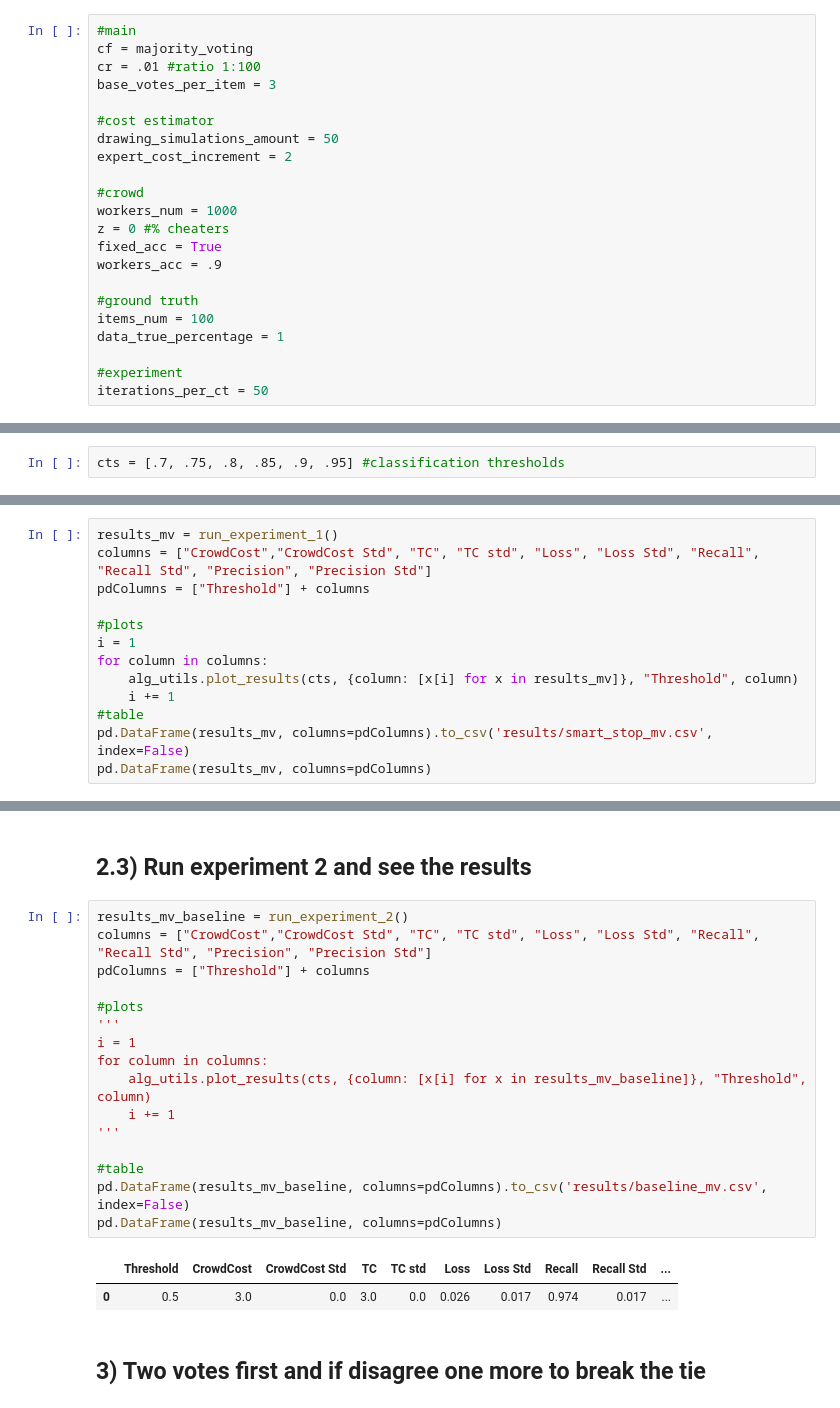
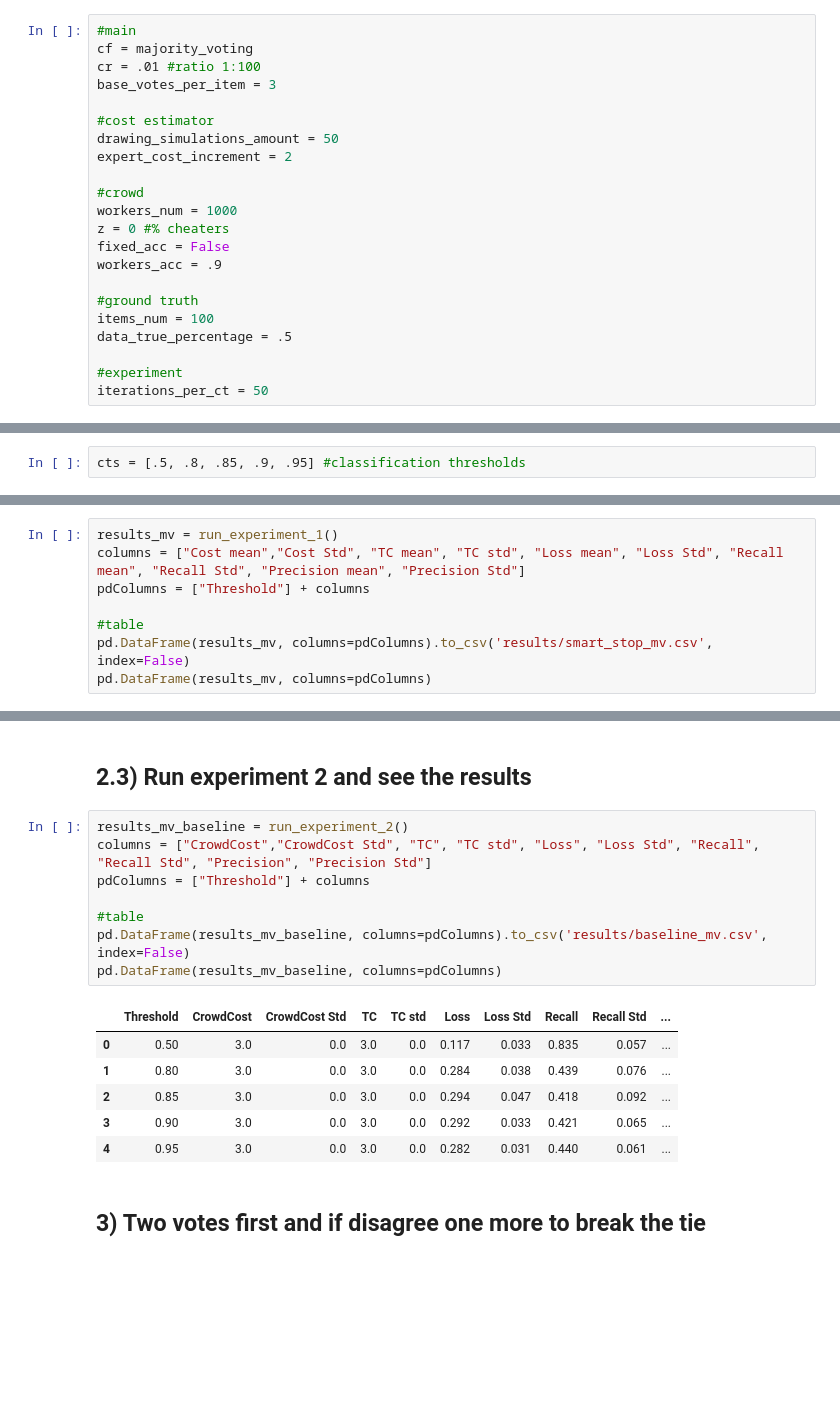
Before and after one commit to pmaglione/classification_model, a Jupyter notebook: main_algorithm_with_experiments.ipynb, the cells around one changed output, grey strips where cells are left out. Cells and saved outputs as stored; diff of their text form; blank space fills up the shorter version.

```diff
--- a/main_algorithm_with_experiments.ipynb
+++ b/main_algorithm_with_experiments.ipynb
@@ -95,12 +101,12 @@ expert_cost_increment = 2
 #crowd
 workers_num = 1000
 z = 0 #% cheaters
-fixed_acc = True
+fixed_acc = False
 workers_acc = .9
 
 #ground truth
 items_num = 100
-data_true_percentage = 1
+data_true_percentage = .5
 
 #experiment
 iterations_per_ct = 50
@@ -297,19 +303,14 @@ def run_experiment_1():
 # %% [markdown]
 ## 1.2) Set hyperparameters
 # %%
-cts = [.7, .75, .8, .85, .9, .95] #classification thresholds
+cts = [.5, .8, .85, .9, .95] #classification thresholds
 # %% [markdown]
 ## 1.3) Run experiment 1 and see the results
 # %%
 results_mv = run_experiment_1()
-columns = ["CrowdCost","CrowdCost Std", "TC", "TC std", "Loss", "Loss Std", "Recall", "Recall Std", "Precision", "Precision Std"]
+columns = ["Cost mean","Cost Std", "TC mean", "TC std", "Loss mean", "Loss Std", "Recall mean", "Recall Std", "Precision mean", "Precision Std"]
 pdColumns = ["Threshold"] + columns
 
-#plots
-i = 1
-for column in columns:
-    alg_utils.plot_results(cts, {column: [x[i] for x in results_mv]}, "Threshold", column)
-    i += 1
 #table
 pd.DataFrame(results_mv, columns=pdColumns).to_csv('results/smart_stop_mv.csv', index=False)
 pd.DataFrame(results_mv, columns=pdColumns)
@@ -433,22 +420,18 @@ cts = [.5]
 # %%
 results_mv_baseline = run_experiment_2()
 columns = ["CrowdCost","CrowdCost Std", "TC", "TC std", "Loss", "Loss Std", "Recall", "Recall Std", "Precision", "Precision Std"]
 pdColumns = ["Threshold"] + columns
 
-#plots
-'''
-i = 1
-for column in columns:
-    alg_utils.plot_results(cts, {column: [x[i] for x in results_mv_baseline]}, "Threshold", column)
-    i += 1
-'''
-
 #table
 pd.DataFrame(results_mv_baseline, columns=pdColumns).to_csv('results/baseline_mv.csv', index=False)
 pd.DataFrame(results_mv_baseline, columns=pdColumns)
 # %% [output]
 |  | Threshold | CrowdCost | CrowdCost Std | TC | TC std | Loss | Loss Std | Recall | Recall Std | ... |
-| 0 | 0.5 | 3.0 | 0.0 | 3.0 | 0.0 | 0.026 | 0.017 | 0.974 | 0.017 | ... |
+| 0 | 0.50 | 3.0 | 0.0 | 3.0 | 0.0 | 0.117 | 0.033 | 0.835 | 0.057 | ... |
+| 1 | 0.80 | 3.0 | 0.0 | 3.0 | 0.0 | 0.284 | 0.038 | 0.439 | 0.076 | ... |
+| 2 | 0.85 | 3.0 | 0.0 | 3.0 | 0.0 | 0.294 | 0.047 | 0.418 | 0.092 | ... |
+| 3 | 0.90 | 3.0 | 0.0 | 3.0 | 0.0 | 0.292 | 0.033 | 0.421 | 0.065 | ... |
+| 4 | 0.95 | 3.0 | 0.0 | 3.0 | 0.0 | 0.282 | 0.031 | 0.440 | 0.061 | ... |
 # %% [markdown]
 ## 3) Two votes first and if disagree one more to break the tie
 # %% [markdown]
```
Also changed, not shown: parts of 6 cells of this notebook, 4 other files.
